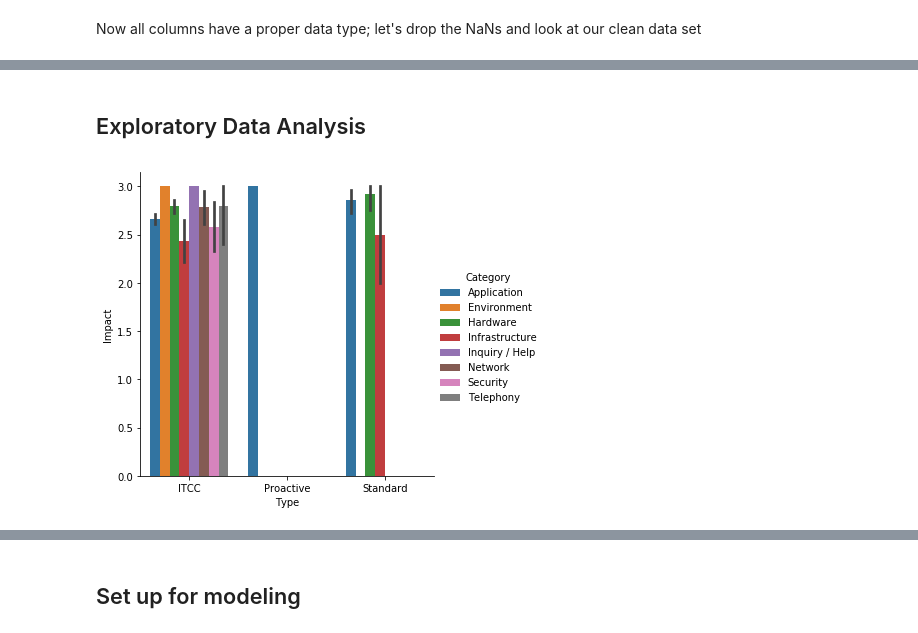
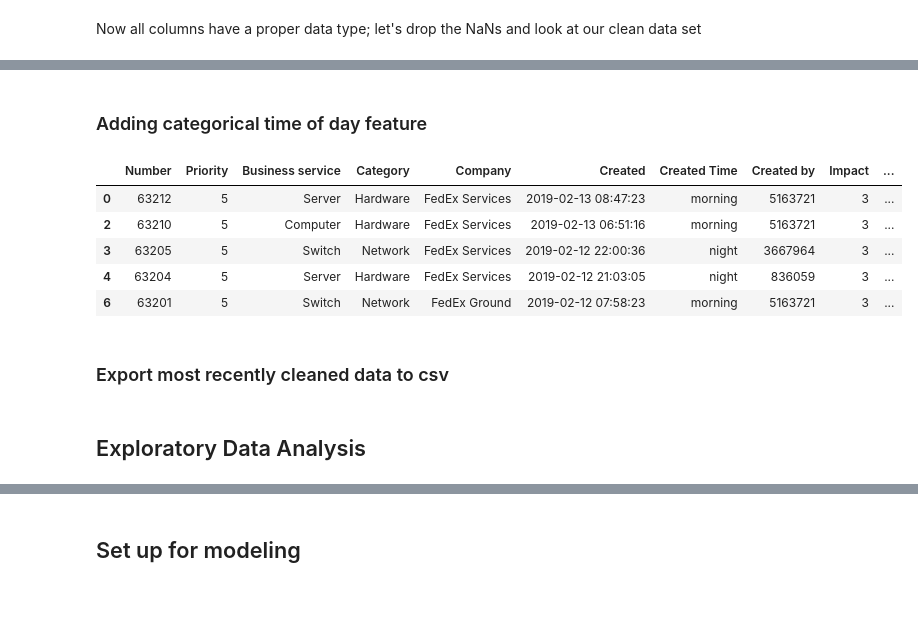
Before and after one commit to wjbrittonv/UMRFDataScience, a Jupyter notebook: MacClusteringProject/Problem Clustering.ipynb, the cells around one changed output, grey strips where cells are left out. Drawn from its saved outputs; the diff is of its cells as text; code cells hidden in the pictures; blank space fills up the shorter version.

```diff
--- a/MacClusteringProject/Problem Clustering.ipynb
+++ b/MacClusteringProject/Problem Clustering.ipynb
@@ -15,10 +16,10 @@ from sklearn.decomposition import PCA
 # %% [markdown]
 Import data as data frame
 # %%
-dataPath = "/mnt/c/Users/LJUDY/OneDrive/MyStuff/Work/FedEx/Shift Lead/Clustering Project/"
-fileName = "problem_pdsm_simple.csv"
+# dataPath = "/mnt/c/Users/LJUDY/OneDrive/MyStuff/Work/FedEx/Shift Lead/Clustering Project/"
+simplefile = "problem_pdsm_simple.csv"
 
-data = pd.read_csv(dataPath + fileName)
+data = pd.read_csv(simplefile)
 data.head()
 # %% [output]
 |  | Number | Priority | Business service | Category | Company | Created | Created by | Impact | Impacted OpCos | ... |
@@ -29,0 +34,13 @@ data.head()
+# %%
+def extract_keywords(text):
+    r = Rake(min_length=2, max_length=8)
+    r.extract_keywords_from_text(text)
+    return r.get_ranked_phrases()[0:4]
+# %%
+full_data = pd.read_excel('problem_pdsm.xlsx')
+
+desc_data = full_data[['Number', 'Short description']]
+desc_data = desc_data[desc_data['Number'].isin(data['Number'])]
+data = data.merge(desc_data, how='outer', on='Number')
+data['Keywords'] = data['Short description'].apply(extract_keywords)
+data.head()
@@ -476,0 +517,22 @@ data
+# %% [markdown]
+### Adding categorical time of day feature
+# %%
+from datetime import *
+def convert_datetime(ts):
+    h = ts.hour
+    return ('morning' if 5 <= h < 12
+        else 'afternoon' if 12 <= h < 17
+        else 'evening' if 17 <= h < 21
+        else 'night')
+
+data.insert(loc=6, column='Created Time', value=data['Created'].apply(convert_datetime))
+data.head()
+# %% [output]
+|  | Number | Priority | Business service | Category | Company | Created | Created Time | Created by | Impact | ... |
+| 0 | 63212 | 5 | Server | Hardware | FedEx Services | 2019-02-13 08:47:23 | morning | 5163721 | 3 | ... |
+| 2 | 63210 | 5 | Computer | Hardware | FedEx Services | 2019-02-13 06:51:16 | morning | 5163721 | 3 | ... |
+| 3 | 63205 | 5 | Switch | Network | FedEx Services | 2019-02-12 22:00:36 | night | 3667964 | 3 | ... |
+| 4 | 63204 | 5 | Server | Hardware | FedEx Services | 2019-02-12 21:03:05 | night | 836059 | 3 | ... |
+| 6 | 63201 | 5 | Switch | Network | FedEx Ground | 2019-02-12 07:58:23 | morning | 5163721 | 3 | ... |
+# %% [markdown]
+### Export most recently cleaned data to csv
@@ -478,7 +542,5 @@ data
 ## Exploratory Data Analysis
 # %%
 seaborn.catplot(x="Type", y="Impact", hue="Category", kind="bar", data=data);
-# %% [output]
-[figure, removed]
 # %%
 seaborn.violinplot(y='Category',x='Impact',data=data)
```
Also changed, not shown: parts of 28 cells of this notebook, 1 other file.
